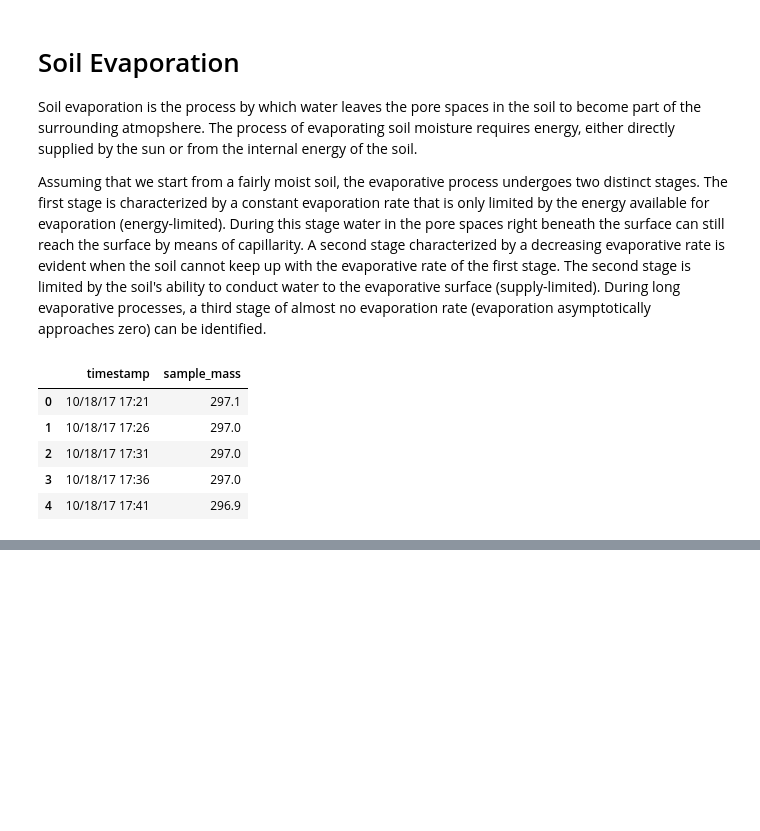
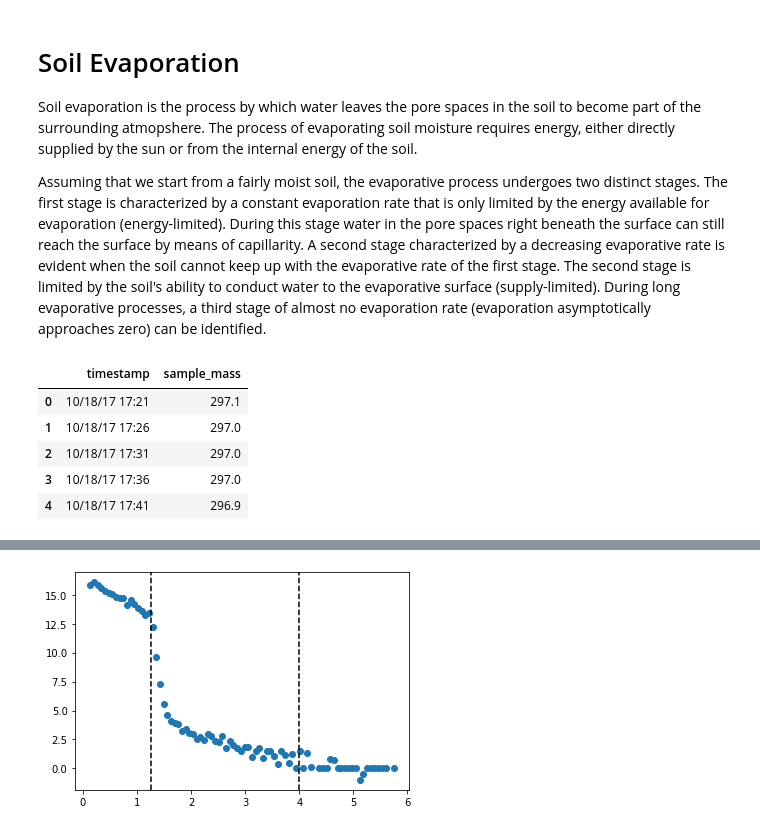
Before and after one commit to andres-patrignani/pynotes, a Jupyter notebook: notebooks/evaporation.ipynb, the cells around one changed output, grey strips where cells are left out. Saved outputs shown, nothing was run; the diff lists cells and outputs as text; code cells hidden in the pictures; blank space fills up the shorter version.

```diff
--- a/notebooks/evaporation.ipynb
+++ b/notebooks/evaporation.ipynb
@@ -50,0 +49,15 @@ A = pd.to_timedelta(df["timestamp"] - df["timestamp"][0])
+# %%
+# Smooth samples mass data
+df["smoothed_sample_mass"] = df["sample_mass"].rolling(window=15).mean()
+# %%
+# Compute evaporation rate
+E_rate = np.diff(df["smoothed_sample_mass"].iloc[0::20]) / np.diff(df["elapsed_time"].iloc[0::20])
+E_rate = E_rate * -1
+# %%
+plt.figure()
+plt.scatter(df["elapsed_time"].iloc[20::20], E_rate)
+plt.axvline(1.25, linestyle='--', color='k')
+plt.axvline(4,linestyle='--', color='k')
+plt.show()
+# %% [output]
+[figure, added]
```
Also changed, not shown: parts of 4 cells of this notebook, 10 other files.
